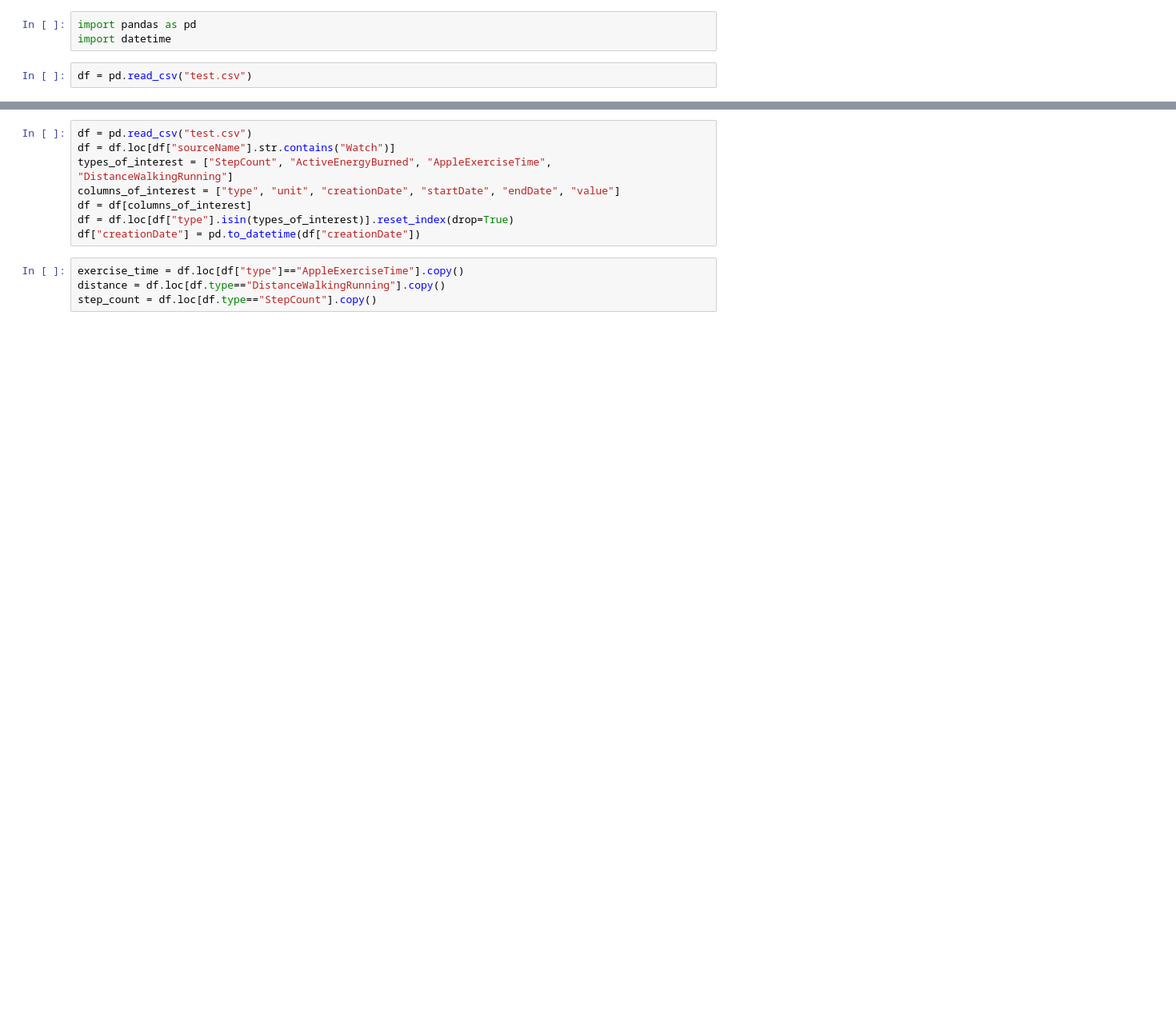
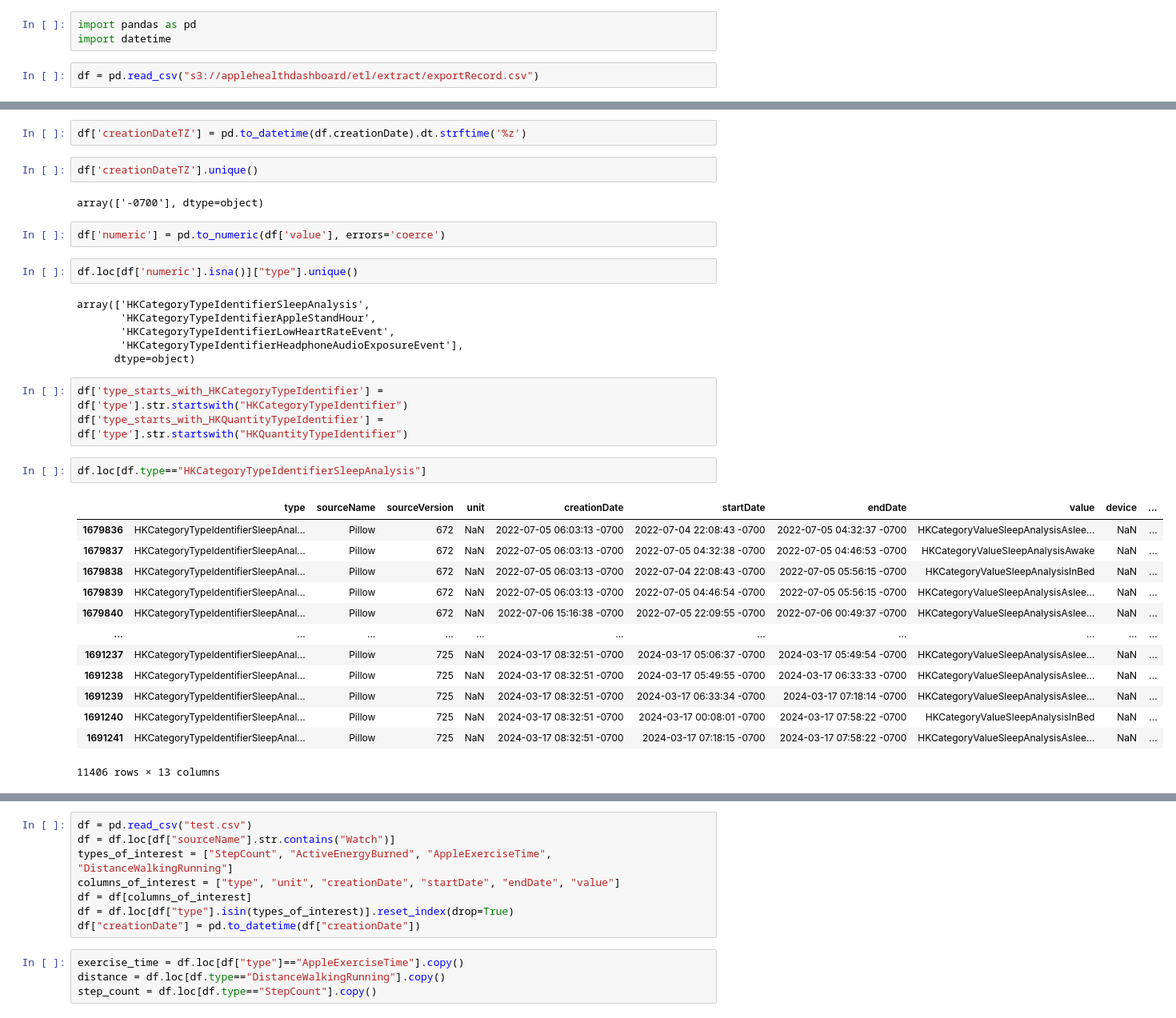
Before and after one commit to emacollins/healthdashboard, a Jupyter notebook: data_explore.ipynb, the cells around one changed output, grey strips where cells are left out. Shown at 80% size. Cells and saved outputs as stored; diff of their text form; blank space fills up the shorter version.

```diff
--- a/data_explore.ipynb
+++ b/data_explore.ipynb
@@ -2,4 +2,4 @@
 import pandas as pd
 import datetime
 # %%
-df = pd.read_csv("test.csv")
+df = pd.read_csv("s3://applehealthdashboard/etl/extract/exportRecord.csv")
@@ -5,0 +24,35 @@ df = pd.read_csv("test.csv")
+# %%
+df['creationDateTZ'] = pd.to_datetime(df.creationDate).dt.strftime('%z')
+# %%
+df['creationDateTZ'].unique()
+# %% [output]
+array(['-0700'], dtype=object)
+# %%
+df['numeric'] = pd.to_numeric(df['value'], errors='coerce')
+# %%
+df.loc[df['numeric'].isna()]["type"].unique()
+# %% [output]
+array(['HKCategoryTypeIdentifierSleepAnalysis',
+       'HKCategoryTypeIdentifierAppleStandHour',
+       'HKCategoryTypeIdentifierLowHeartRateEvent',
+       'HKCategoryTypeIdentifierHeadphoneAudioExposureEvent'],
+      dtype=object)
+# %%
+df['type_starts_with_HKCategoryTypeIdentifier'] = df['type'].str.startswith("HKCategoryTypeIdentifier")
+df['type_starts_with_HKQuantityTypeIdentifier'] = df['type'].str.startswith("HKQuantityTypeIdentifier")
+# %%
+df.loc[df.type=="HKCategoryTypeIdentifierSleepAnalysis"]
+# %% [output]
+|  | type | sourceName | sourceVersion | unit | creationDate | startDate | endDate | value | device | ... |
+| 1679836 | HKCategoryTypeIdentifierSleepAnal... | Pillow | 672 | NaN | 2022-07-05 06:03:13 -0700 | 2022-07-04 22:08:43 -0700 | 2022-07-05 04:32:37 -0700 | HKCategoryValueSleepAnalysisAslee... | NaN | ... |
+| 1679837 | HKCategoryTypeIdentifierSleepAnal... | Pillow | 672 | NaN | 2022-07-05 06:03:13 -0700 | 2022-07-05 04:32:38 -0700 | 2022-07-05 04:46:53 -0700 | HKCategoryValueSleepAnalysisAwake | NaN | ... |
+| 1679838 | HKCategoryTypeIdentifierSleepAnal... | Pillow | 672 | NaN | 2022-07-05 06:03:13 -0700 | 2022-07-04 22:08:43 -0700 | 2022-07-05 05:56:15 -0700 | HKCategoryValueSleepAnalysisInBed | NaN | ... |
+| 1679839 | HKCategoryTypeIdentifierSleepAnal... | Pillow | 672 | NaN | 2022-07-05 06:03:13 -0700 | 2022-07-05 04:46:54 -0700 | 2022-07-05 05:56:15 -0700 | HKCategoryValueSleepAnalysisAslee... | NaN | ... |
+| 1679840 | HKCategoryTypeIdentifierSleepAnal... | Pillow | 672 | NaN | 2022-07-06 15:16:38 -0700 | 2022-07-05 22:09:55 -0700 | 2022-07-06 00:49:37 -0700 | HKCategoryValueSleepAnalysisAslee... | NaN | ... |
+| ... | ... | ... | ... | ... | ... | ... | ... | ... | ... | ... |
+| 1691237 | HKCategoryTypeIdentifierSleepAnal... | Pillow | 725 | NaN | 2024-03-17 08:32:51 -0700 | 2024-03-17 05:06:37 -0700 | 2024-03-17 05:49:54 -0700 | HKCategoryValueSleepAnalysisAslee... | NaN | ... |
+| 1691238 | HKCategoryTypeIdentifierSleepAnal... | Pillow | 725 | NaN | 2024-03-17 08:32:51 -0700 | 2024-03-17 05:49:55 -0700 | 2024-03-17 06:33:33 -0700 | HKCategoryValueSleepAnalysisAslee... | NaN | ... |
+| 1691239 | HKCategoryTypeIdentifierSleepAnal... | Pillow | 725 | NaN | 2024-03-17 08:32:51 -0700 | 2024-03-17 06:33:34 -0700 | 2024-03-17 07:18:14 -0700 | HKCategoryValueSleepAnalysisAslee... | NaN | ... |
+| 1691240 | HKCategoryTypeIdentifierSleepAnal... | Pillow | 725 | NaN | 2024-03-17 08:32:51 -0700 | 2024-03-17 00:08:01 -0700 | 2024-03-17 07:58:22 -0700 | HKCategoryValueSleepAnalysisInBed | NaN | ... |
+| 1691241 | HKCategoryTypeIdentifierSleepAnal... | Pillow | 725 | NaN | 2024-03-17 08:32:51 -0700 | 2024-03-17 07:18:15 -0700 | 2024-03-17 07:58:22 -0700 | HKCategoryValueSleepAnalysisAslee... | NaN | ... |
+11406 rows × 13 columns
```
Also changed, not shown: parts of 6 cells of this notebook, 3 other files.
